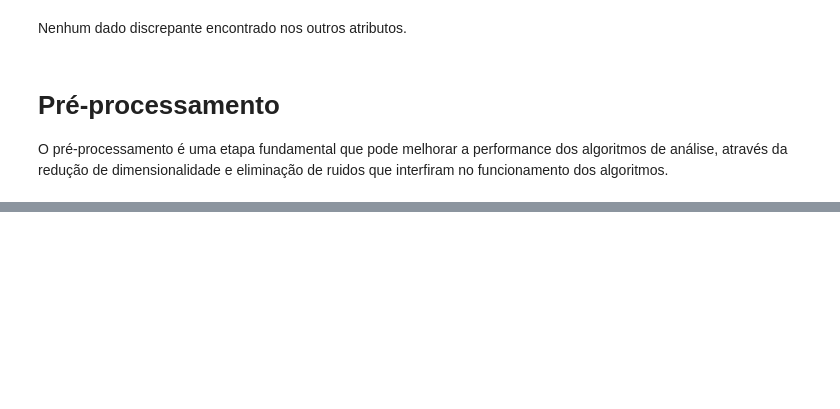
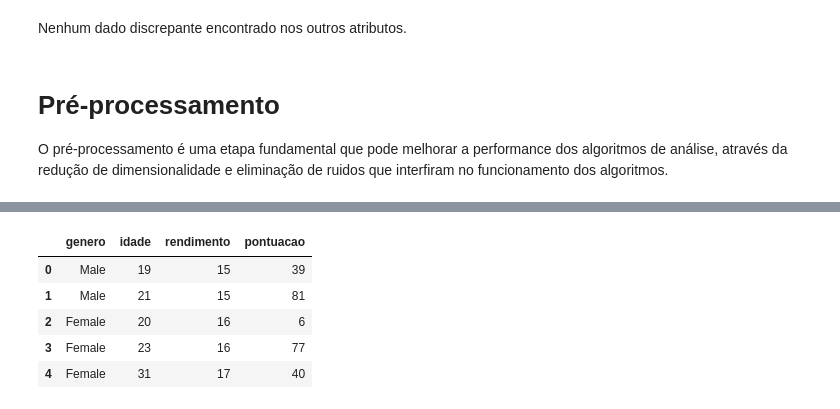
Before and after one commit to mauricionoronha/segclient, a Jupyter notebook: ML_NAO_SUPERV_CLUSTERING.ipynb, the cells around one changed output, grey strips where cells are left out. Saved outputs shown, nothing was run; the diff lists cells and outputs as text; code cells hidden in the pictures; blank space fills up the shorter version.

```diff
--- a/ML_NAO_SUPERV_CLUSTERING.ipynb
+++ b/ML_NAO_SUPERV_CLUSTERING.ipynb
@@ -188,0 +204,10 @@ O pré-processamento é uma etapa fundamental que pode melhorar a performance do
+# %%
+df2 = df.drop(labels="CustomerID",axis=1) # lembrando que axis significa eixo e 1 equivale a coluna.
+df2.head()
+# %% [output]
+|  | genero | idade | rendimento | pontuacao |
+| 0 | Male | 19 | 15 | 39 |
+| 1 | Male | 21 | 15 | 81 |
+| 2 | Female | 20 | 16 | 6 |
+| 3 | Female | 23 | 16 | 77 |
+| 4 | Female | 31 | 17 | 40 |
```
Also changed, not shown: parts of 9 cells of this notebook.
